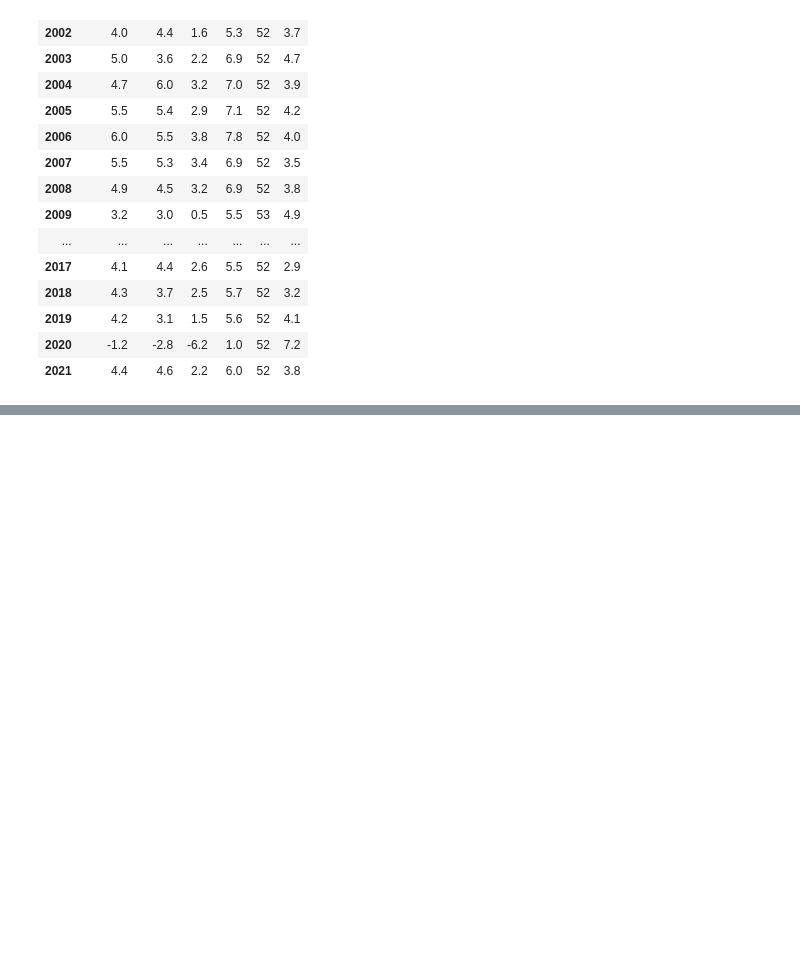
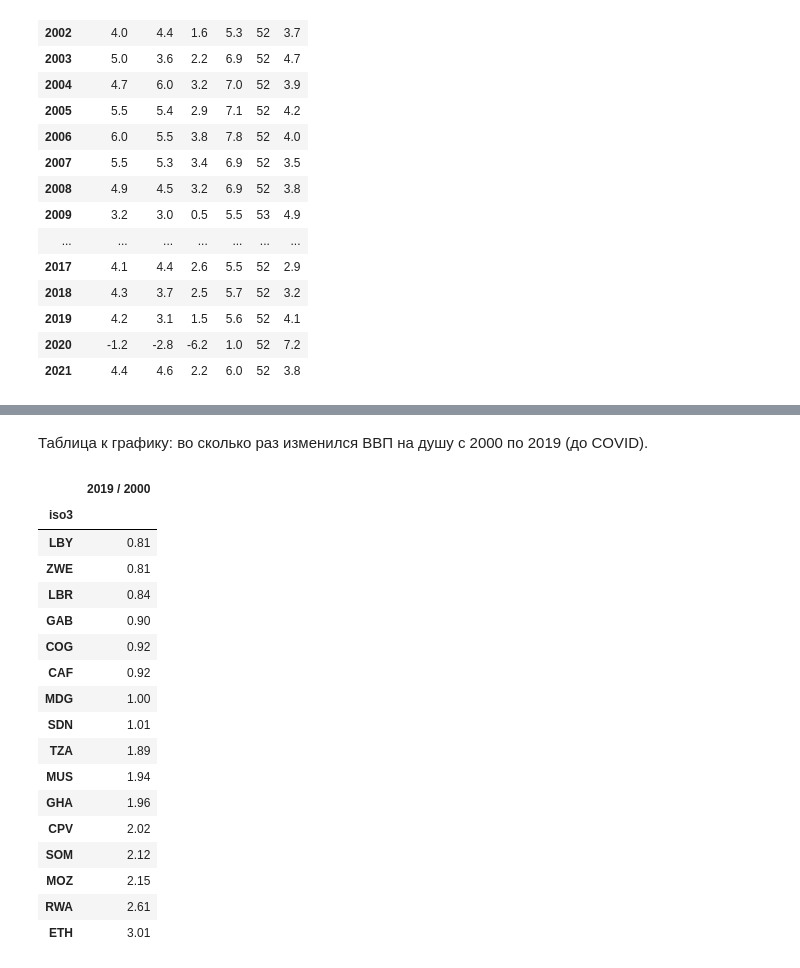
Before and after one commit to dI98Sk/africa-lab, a Jupyter notebook: notebooks/01_data_overview.ipynb, the cells around one changed output, grey strips where cells are left out. Saved outputs shown, nothing was run; the diff lists cells and outputs as text; code cells hidden in the pictures; blank space fills up the shorter version.

```diff
--- a/notebooks/01_data_overview.ipynb
+++ b/notebooks/01_data_overview.ipynb
@@ -161,0 +205,24 @@ stats.round(1)
+# %% [markdown]
+Таблица к графику: во сколько раз изменился ВВП на душу с 2000 по 2019 (до COVID).
+# %%
+ratio = (gdp_pc.loc[2019] / gdp_pc.loc[2000]).dropna().sort_values().rename("2019 / 2000")
+pd.concat([ratio.head(8), ratio.tail(8)]).round(2).to_frame()
+# %% [output]
+|  | 2019 / 2000 |
+| iso3 |  |
+| LBY | 0.81 |
+| ZWE | 0.81 |
+| LBR | 0.84 |
+| GAB | 0.90 |
+| COG | 0.92 |
+| CAF | 0.92 |
+| MDG | 1.00 |
+| SDN | 1.01 |
+| TZA | 1.89 |
+| MUS | 1.94 |
+| GHA | 1.96 |
+| CPV | 2.02 |
+| SOM | 2.12 |
+| MOZ | 2.15 |
+| RWA | 2.61 |
+| ETH | 3.01 |
```
Also changed, not shown: parts of 4 cells of this notebook.
